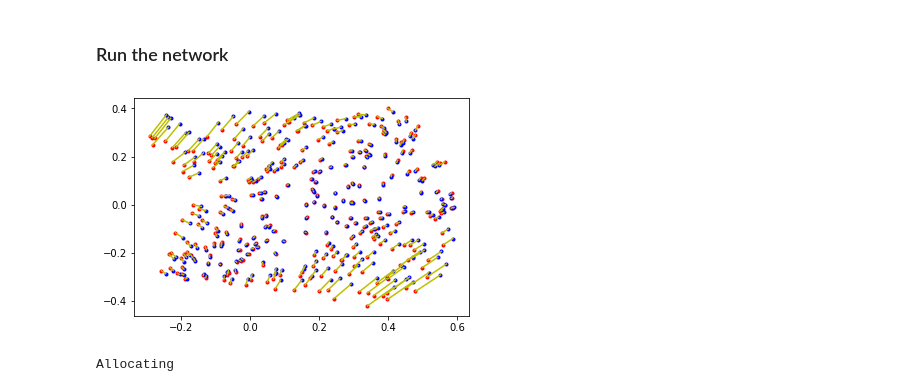
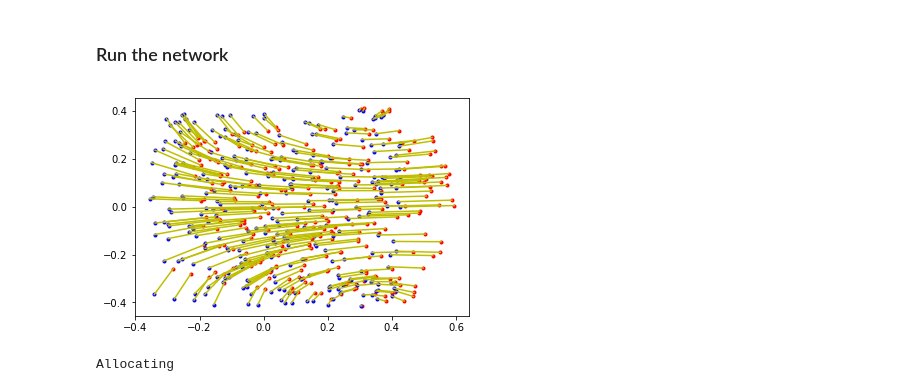
Before and after one commit to jorchard/peBogacz, a Jupyter notebook: python/Compare to PE.ipynb, the cells around one changed output. Saved outputs shown, nothing was run; the diff lists cells and outputs as text; code cells hidden in the pictures.

```diff
--- a/python/Compare to PE.ipynb
+++ b/python/Compare to PE.ipynb
@@ -178,7 +182,8 @@ yy = pe_net.Generate(4., testtf[0], dt=0.01)
 #pe_net.Infer(1., testtf[1], testtf[0], dt=0.01)
 #yy = pe_net.layers[0].v
 y_true = testtf[1]
-y = np.array([np.array(pe_net.layers[-1].sigma(k)) for k in yy])
+y = yy
+#y = np.array([np.array(pe_net.layers[-1].sigma(k)) for k in yy])
 
 n = 300
 plt.plot(np.array(y_true[:n,0]), np.array(y_true[:n,1]), 'r.')
@@ -195,3 +203,9 @@ Allocating
+# %%
+pe_net.Reset()
+pe_net.learning_tau = 0.8
+pe_net.SetWeightDecay(0.00) # 0.05 too high
+pe_net.SetvDecay(0.00)
+pe_net.Learn(traintf[0], traintf[1], T=3., dt=0.002, epochs=10, batch_size=50)
 # %%
 train_shuffle = list(zip(traintf[0],traintf[1]))
 batch_size = 4
@@ -228,19 +242,20 @@ pe_net.Load('warp_2x4x2.npy')
 # %%
 pe_net.Reset()
 pe_net.SetTau(0.08)
-yy = pe_net.Generate(4., testtf[0], dt=0.01)
+pe_net.SetvDecay(0.00)
+y = pe_net.Generate(4., testtf[0], dt=0.01)
 y_true = testtf[1]
-y = np.array([np.array(pe_net.layers[-1].sigma(k)) for k in yy])
+#y = np.array([np.array(pe_net.layers[-1].sigma(k)) for k in yy])
 
 n = 300
 plt.plot(np.array(y_true[:n,0]), np.array(y_true[:n,1]), 'r.')
 plt.plot(np.array(y[:n,0]), np.array(y[:n,1]), 'b.')
 for k in range(n):
     st = [y_true[k,0], y[k,0]]
     en = [y_true[k,1], y[k,1]]
     plt.plot(st, en, 'y')
 # %% [output]
-[figure, old version]
+[figure, new version]
 # %%
 pe_net.BackprojectExpectation(train1[0][0])
 pe_net.layers[1].Probe(True)
```
Also changed, not shown: parts of 4 cells of this notebook, 4 other files.
